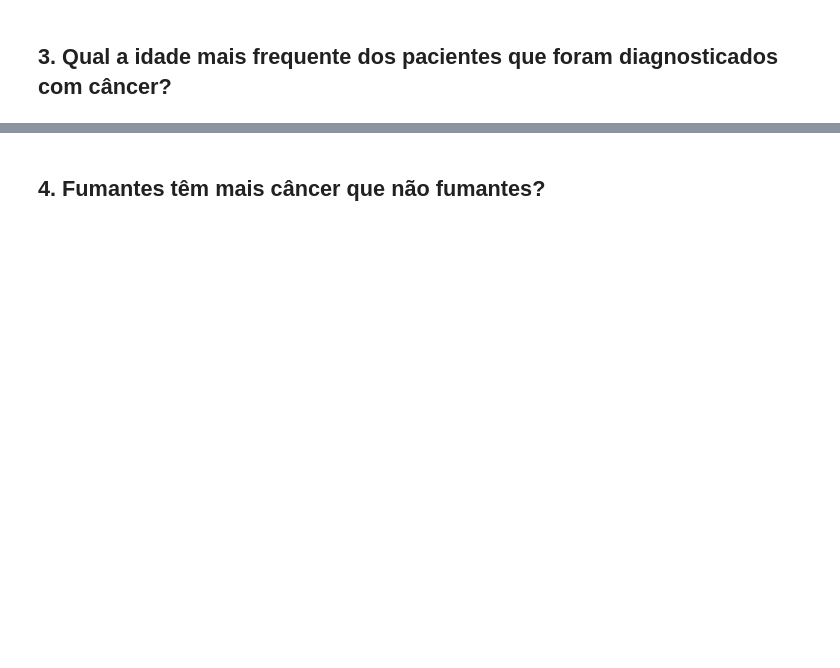
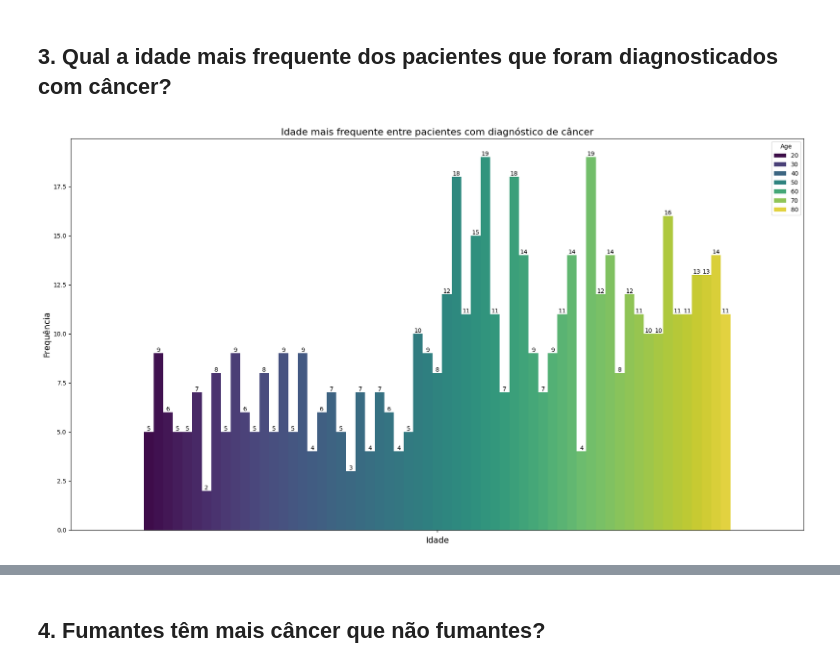
Before and after one commit to anasegatelli/curso-facens-python, a Jupyter notebook: ML/aula 2/RegLog_ExercícioAula.ipynb, the cells around one changed output, grey strips where cells are left out. Cells and saved outputs as stored; diff of their text form; code cells hidden in the pictures; blank space fills up the shorter version.

```diff
--- a/ML/aula 2/RegLog_ExercícioAula.ipynb
+++ b/ML/aula 2/RegLog_ExercícioAula.ipynb
@@ -87,2 +151,32 @@ memory usage: 105.6 KB
 # %% [markdown]
 ## 3. Qual a idade mais frequente dos pacientes que foram diagnosticados com câncer?
+# %%
+df_cancer = df[df['Diagnosis'] == 1]
+
+contagem = df_cancer['Age'].value_counts().reset_index()
+contagem.columns = ['Age', 'Frequência']
+contagem = contagem.sort_values(by='Age')  # ordenar para o gráfico ficar correto
+
+plt.figure(figsize=(18, 10))
+
+ax = sns.barplot(
+    hue='Age',
+    y='Frequência',
+    data=contagem,
+    palette='viridis'
+
+)
+
+# Adicionar rótulos nos gráficos
+for container in ax.containers:
+    ax.bar_label(container, fmt='%.0f')
+
+plt.title('Idade mais frequente entre pacientes com diagnóstico de câncer', fontsize=16)
+plt.xlabel('Idade', fontsize=14)
+plt.ylabel('Frequência', fontsize=14)
+plt.xticks(rotation=0)
+
+plt.tight_layout()
+plt.show()
+# %% [output]
+[figure, added]
```
Also changed, not shown: parts of 17 cells of this notebook, 5 other files.
